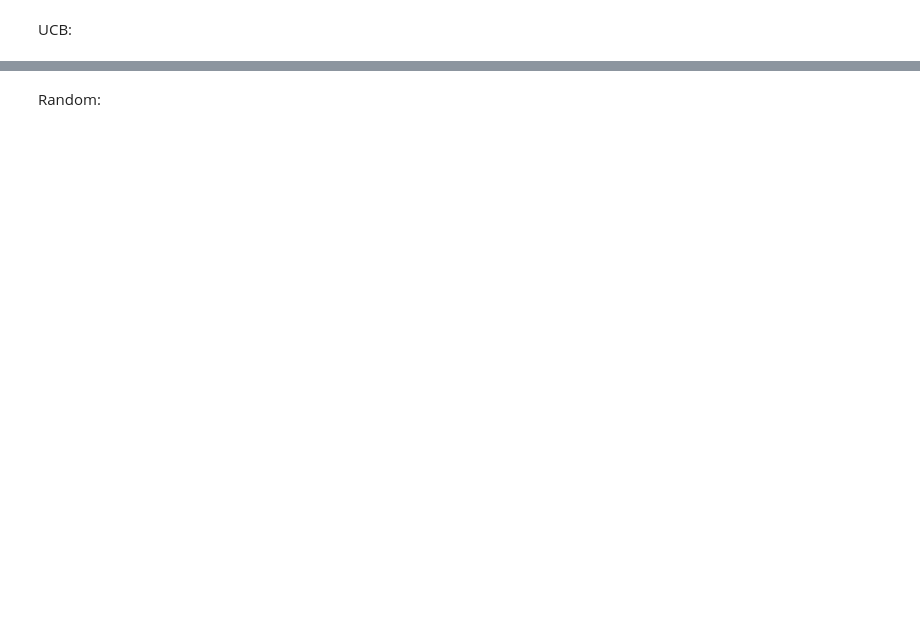
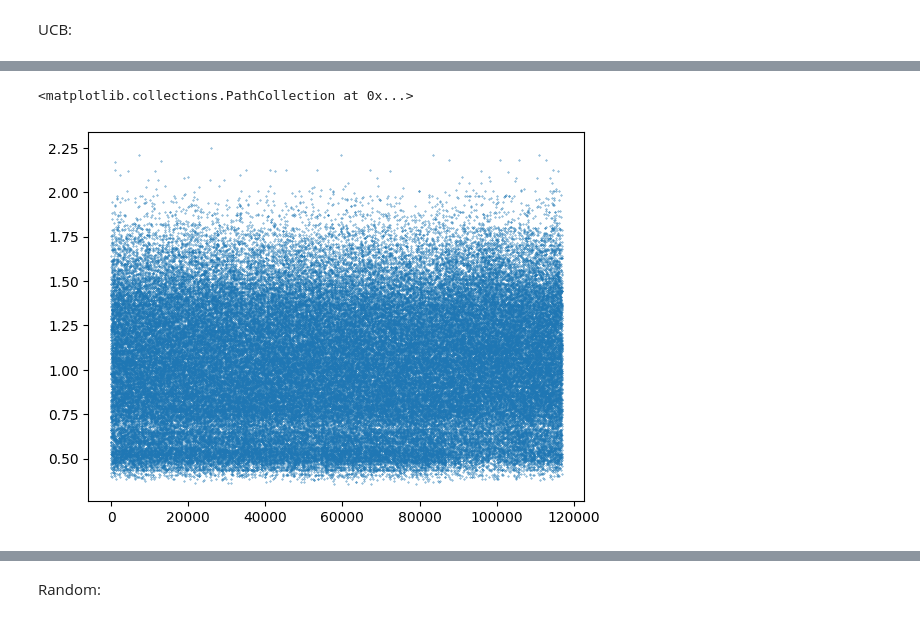
Before and after one commit to HDI-lab-HSE/RePlayHDILab2024, a Jupyter notebook: replay/experimental/scenarios/movielens_wrapper/offpolicy_evaluation.ipynb, the cells around one changed output, grey strips where cells are left out. Cells and saved outputs as stored; diff of their text form; code cells hidden in the pictures; blank space fills up the shorter version.

```diff
--- a/replay/experimental/scenarios/movielens_wrapper/offpolicy_evaluation.ipynb
+++ b/replay/experimental/scenarios/movielens_wrapper/offpolicy_evaluation.ipynb
@@ -339,0 +359,4 @@ CIs: {'ipw': {'mean': 0.8379257236574144, '95.0% CI (lower)': 0.8349432986708492
+# %%
+actions = bandit_feedback_test['action']
+p_new = learner_action_dist_1[np.arange(actions.shape[0]), actions][:, 0]
+p_old = bandit_feedback_test['pscore']
@@ -339,0 +367,2 @@ CIs: {'ipw': {'mean': 0.8379257236574144, '95.0% CI (lower)': 0.8349432986708492
+# %%
+w = p_new/p_old
@@ -339,0 +377,5 @@ CIs: {'ipw': {'mean': 0.8379257236574144, '95.0% CI (lower)': 0.8349432986708492
+# %%
+plt.scatter(np.arange(bandit_feedback_test['n_rounds']), w, s = 0.1)
+# %% [output]
+<matplotlib.collections.PathCollection at 0x...>
+[figure, added]
```
Also changed, not shown: parts of 37 cells of this notebook, 1 other file.
